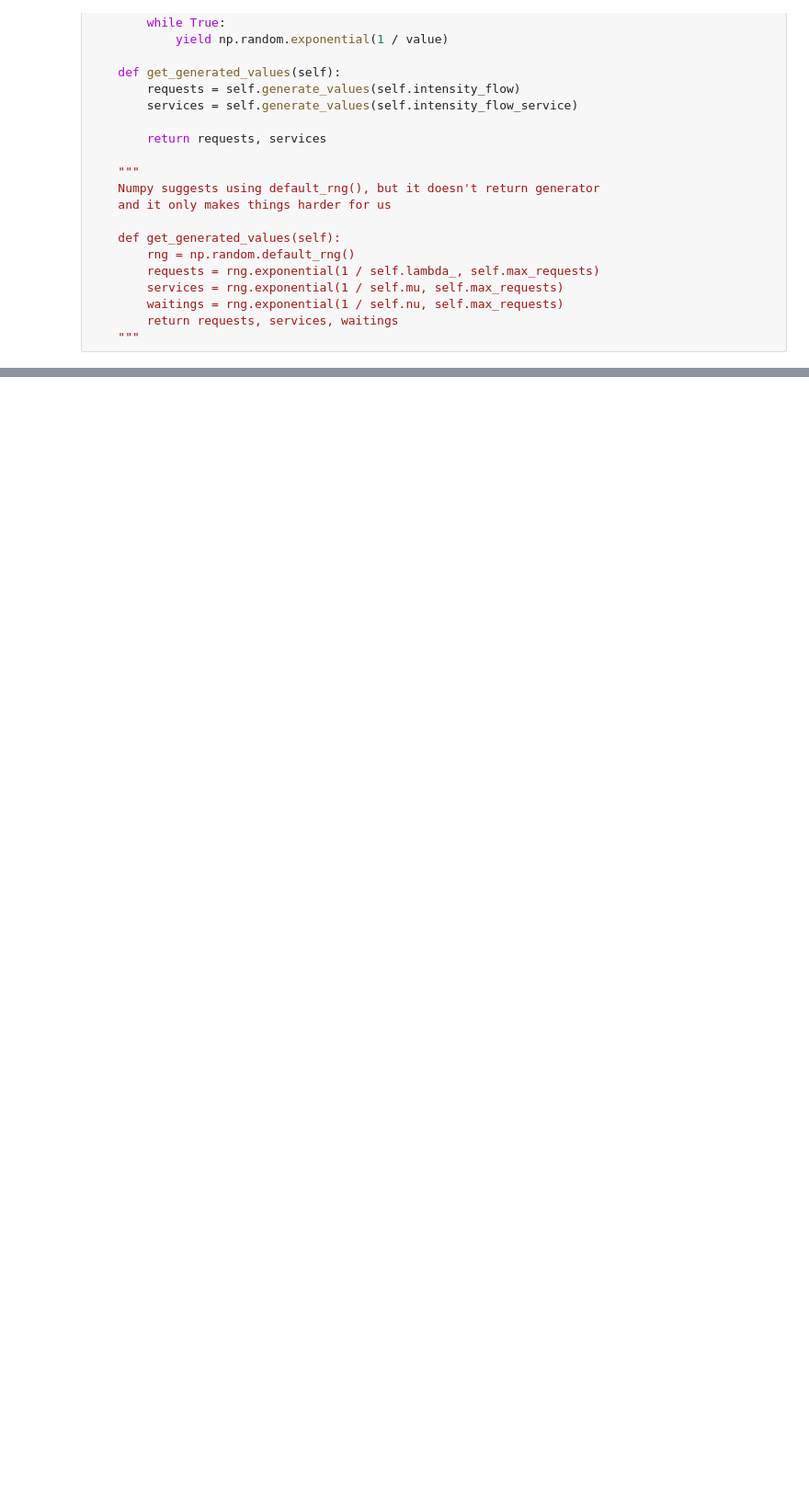
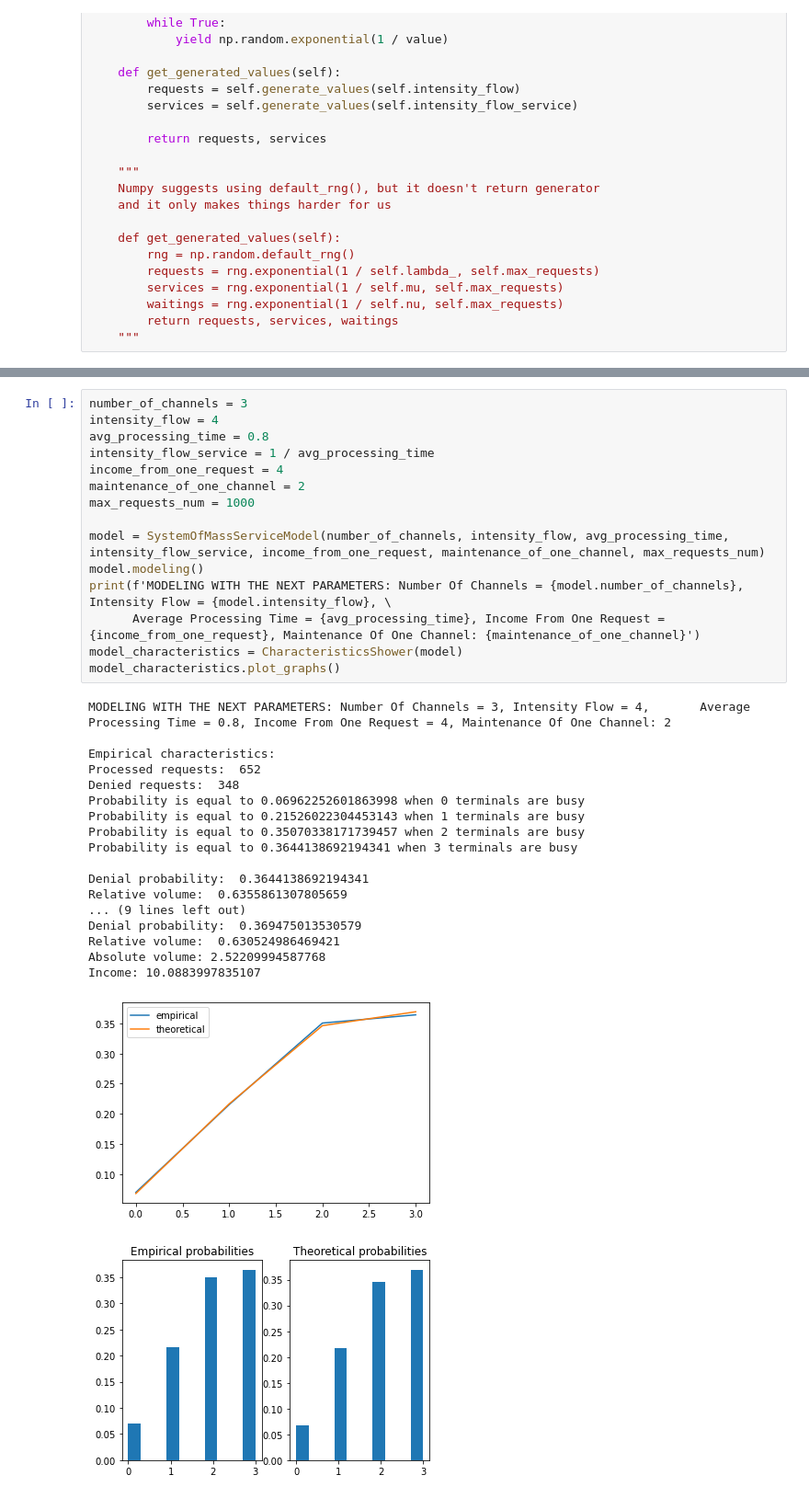
Before and after one commit to max-zhukousky/MMod, a Jupyter notebook: MMod_Third_Maxim_Zhukousky_853502.ipynb, the cells around one changed output, grey strips where cells are left out. Shown at 92% size. Cells and saved outputs as stored; diff of their text form; blank space fills up the shorter version.

```diff
--- a/MMod_Third_Maxim_Zhukousky_853502.ipynb
+++ b/MMod_Third_Maxim_Zhukousky_853502.ipynb
@@ -242,0 +244,35 @@ Income: 7.007763209405882
+# %%
+number_of_channels = 3
+intensity_flow = 4
+avg_processing_time = 0.8
+intensity_flow_service = 1 / avg_processing_time
+income_from_one_request = 4
+maintenance_of_one_channel = 2
+max_requests_num = 1000
+
+model = SystemOfMassServiceModel(number_of_channels, intensity_flow, avg_processing_time, intensity_flow_service, income_from_one_request, maintenance_of_one_channel, max_requests_num)
+model.modeling()
+print(f'MODELING WITH THE NEXT PARAMETERS: Number Of Channels = {model.number_of_channels}, Intensity Flow = {model.intensity_flow}, \
+      Average Processing Time = {avg_processing_time}, Income From One Request = {income_from_one_request}, Maintenance Of One Channel: {maintenance_of_one_channel}')
+model_characteristics = CharacteristicsShower(model)
+model_characteristics.plot_graphs()
+# %% [output]
+MODELING WITH THE NEXT PARAMETERS: Number Of Channels = 3, Intensity Flow = 4,       Average Processing Time = 0.8, Income From One Request = 4, Maintenance Of One Channel: 2
+
+Empirical characteristics:
+Processed requests:  652
+Denied requests:  348
+Probability is equal to 0.06962252601863998 when 0 terminals are busy
+Probability is equal to 0.21526022304453143 when 1 terminals are busy
+Probability is equal to 0.35070338171739457 when 2 terminals are busy
+Probability is equal to 0.3644138692194341 when 3 terminals are busy
+
+Denial probability:  0.3644138692194341
+Relative volume:  0.6355861307805659
+... (9 lines left out)
+Denial probability:  0.369475013530579
+Relative volume:  0.630524986469421
+Absolute volume: 2.52209994587768
+Income: 10.0883997835107
+[figure, added]
+[figure, added]
```
Also changed, not shown: parts of 3 cells of this notebook.
